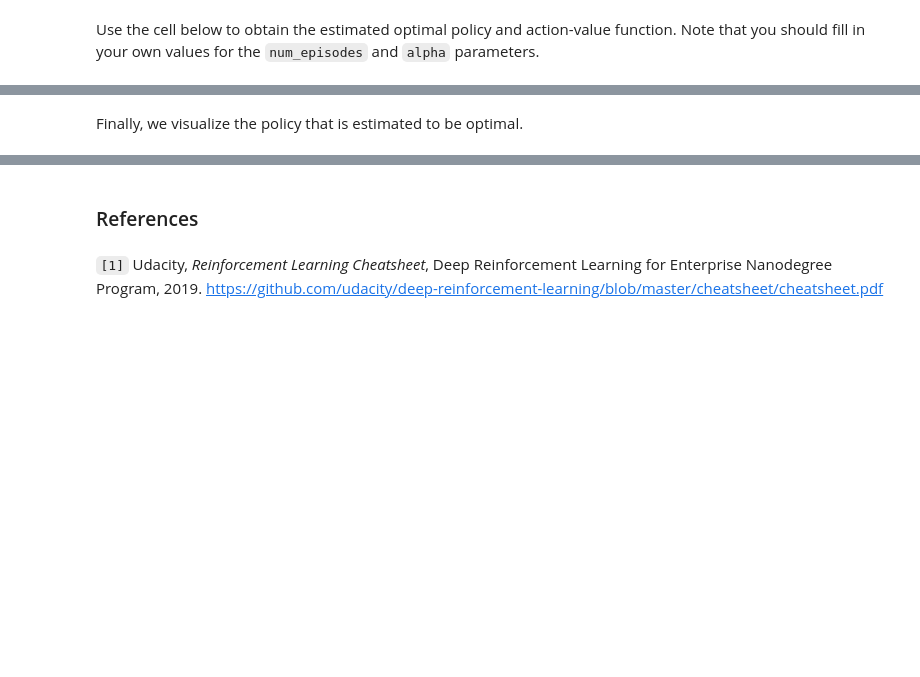
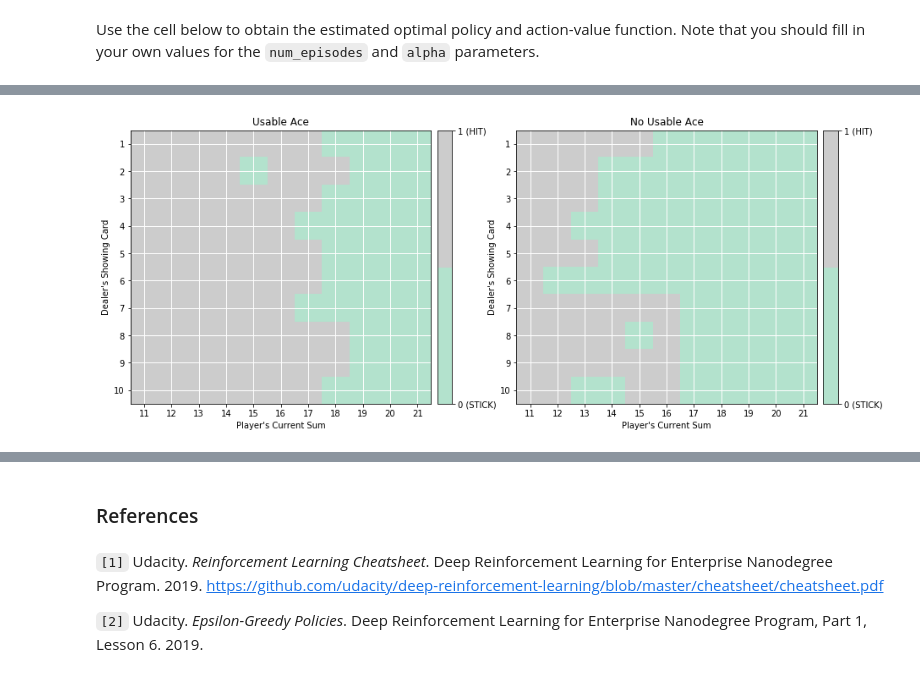
Before and after one commit to ekaakurniawan/DRLND, a Jupyter notebook: assignments/P1-Intro/L6-Monte-Carlo/Monte_Carlo.ipynb, the cells around one changed output, grey strips where cells are left out. Drawn from its saved outputs; the diff is of its cells as text; code cells hidden in the pictures; blank space fills up the shorter version.

Commit message:
P1-L6 Monte Carlo: Complete Code Part 2 - Code Part 2: MC Control

```diff
--- a/assignments/P1-Intro/L6-Monte-Carlo/Monte_Carlo.ipynb
+++ b/assignments/P1-Intro/L6-Monte-Carlo/Monte_Carlo.ipynb
@@ -216,0 +221,12 @@ The algorithm returns as output:
+# %%
+def generate_policy_from_epsilon_greedy(Q, epsilon):
+    policy = {}
+    for state in Q:
+        num_actions = len(Q[state])
+        # else
+        policy[state] = np.ones(num_actions) * (epsilon / num_actions)
+        # if a maximizes Q(s,a)
+        max_action = np.argmax(Q[state])
+        policy[state][max_action] = (1 - epsilon) + (epsilon / num_actions)
+
+    return policy
@@ -217,8 +258,10 @@ The algorithm returns as output:
 # %%
-def mc_control(env, num_episodes, alpha, gamma=1.0):
+def mc_control(env, num_episodes, alpha, gamma=1.0, \
+               epsilon_start=1.0, epsilon_decay=0.99999, epsilon_min=0.05):
     nA = env.action_space.n
     # initialize empty dictionary of arrays
     Q = defaultdict(lambda: np.zeros(nA))
+    epsilon = epsilon_start
     # loop over episodes
     for i_episode in range(1, num_episodes+1):
         # monitor progress
@@ -227,10 +270,32 @@ def mc_control(env, num_episodes, alpha, gamma=1.0):
             sys.stdout.flush()
 
         ## TODO: complete the function
+        # generate policy
+        epsilon = max(epsilon * epsilon_decay, epsilon_min)
+        policy = generate_policy_from_epsilon_greedy(Q, epsilon)
+        # generate episode
+        episode = generate_episode_from_policy(env, policy)
+        # pre-calculated discounts
+        discounts = [gamma ** i for i in range(len(episode) + 1)]
+        # first-visit for each episode
+        first_visit = []
+        for i, (state, action, _) in enumerate(episode):
+            if (state, action) not in first_visit:
+                first_visit.append((state, action))
+                # get discounted return
+                G_t = sum([discounts[j] * reward_j \
+                           for j, (_, _, reward_j) in enumerate(episode[i:])])
+                # update Q table
+                Q[state][action] = Q[state][action] + (alpha * (G_t - Q[state][action]))
 
     return policy, Q
 # %% [markdown]
 Use the cell below to obtain the estimated optimal policy and action-value function.  Note that you should fill in your own values for the `num_episodes` and `alpha` parameters.
 # %%
 # obtain the estimated optimal policy and action-value function
-policy, Q = mc_control(env, ?, ?)
+num_episodes = 500000 # 500000
+alpha = 0.02
+tic = time.time()
+policy, Q = mc_control(env, num_episodes, alpha)
+toc = time.time()
+print('\n\nRuntime %d seconds' % int(toc-tic))
@@ -245,2 +313,0 @@ plot_blackjack_values(V)
-# %% [markdown]
-Finally, we visualize the policy that is estimated to be optimal.
@@ -250,3 +314,10 @@ plot_policy(policy)
+# %%
+# plot the policy
+optimal_policy = dict((state, np.argmax(actions)) \
+                      for state, actions in Q.items())
+plot_policy(optimal_policy)
+# %% [output]
+[figure, added]
 # %% [markdown]
 The **true** optimal policy $\pi_*$ can be found in Figure 5.2 of the [textbook](http://go.udacity.com/rl-textbook) (and appears below).  Compare your final estimate to the optimal policy - how close are you able to get?  If you are not happy with the performance of your algorithm, take the time to tweak the decay rate of $\epsilon$, change the value of $\alpha$, and/or run the algorithm for more episodes to attain better results.
 
@@ -254,4 +325,6 @@ The **true** optimal policy $\pi_*$ can be found in Figure 5.2 of the [textbook]
 # %% [markdown]
 ### References
 # %% [markdown]
-`[1]` Udacity, *Reinforcement Learning Cheatsheet*, Deep Reinforcement Learning for Enterprise Nanodegree Program, 2019. https://github.com/udacity/deep-reinforcement-learning/blob/master/cheatsheet/cheatsheet.pdf
+`[1]` Udacity. *Reinforcement Learning Cheatsheet*. Deep Reinforcement Learning for Enterprise Nanodegree Program. 2019. https://github.com/udacity/deep-reinforcement-learning/blob/master/cheatsheet/cheatsheet.pdf
+
+`[2]` Udacity. *Epsilon-Greedy Policies*. Deep Reinforcement Learning for Enterprise Nanodegree Program, Part 1, Lesson 6. 2019.
```
Also changed, not shown: parts of 8 cells of this notebook, 2 other files.
